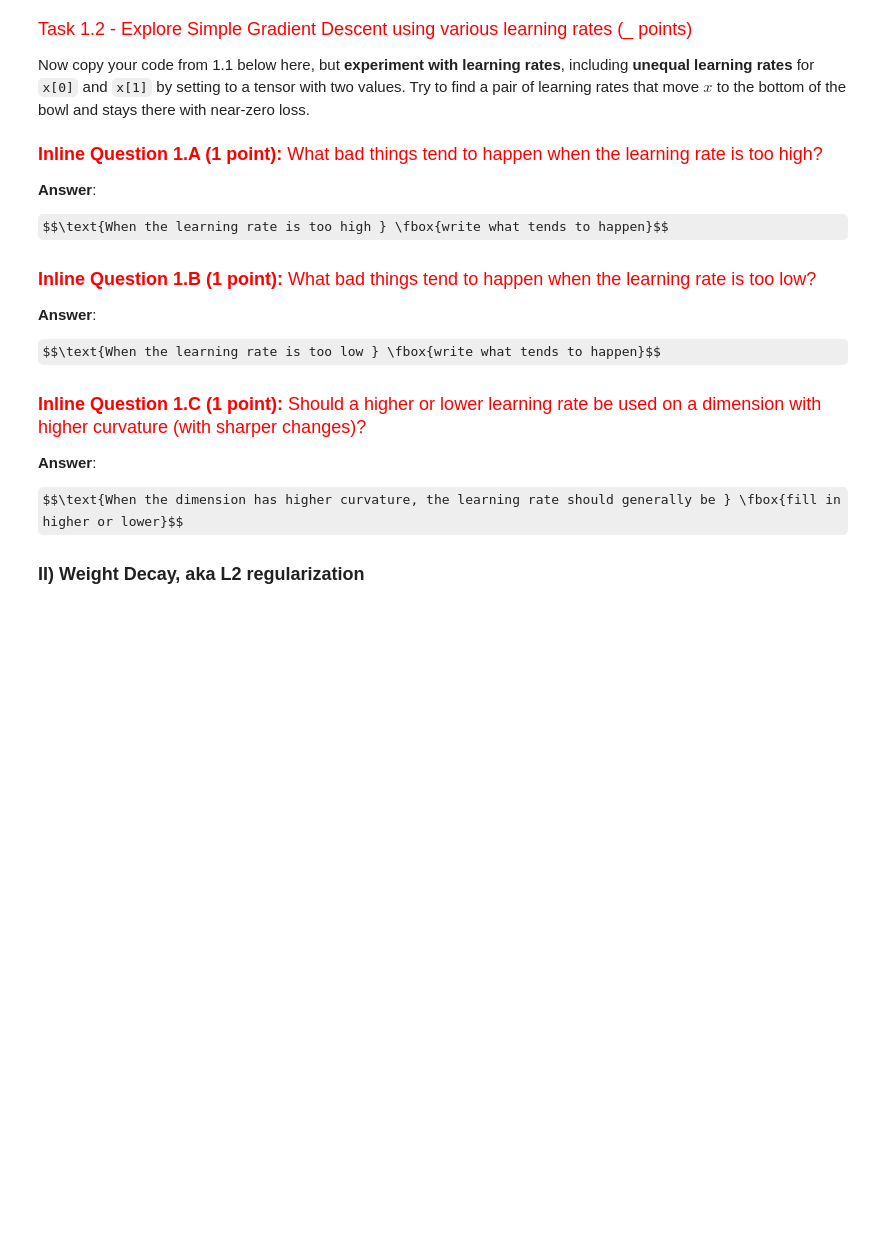
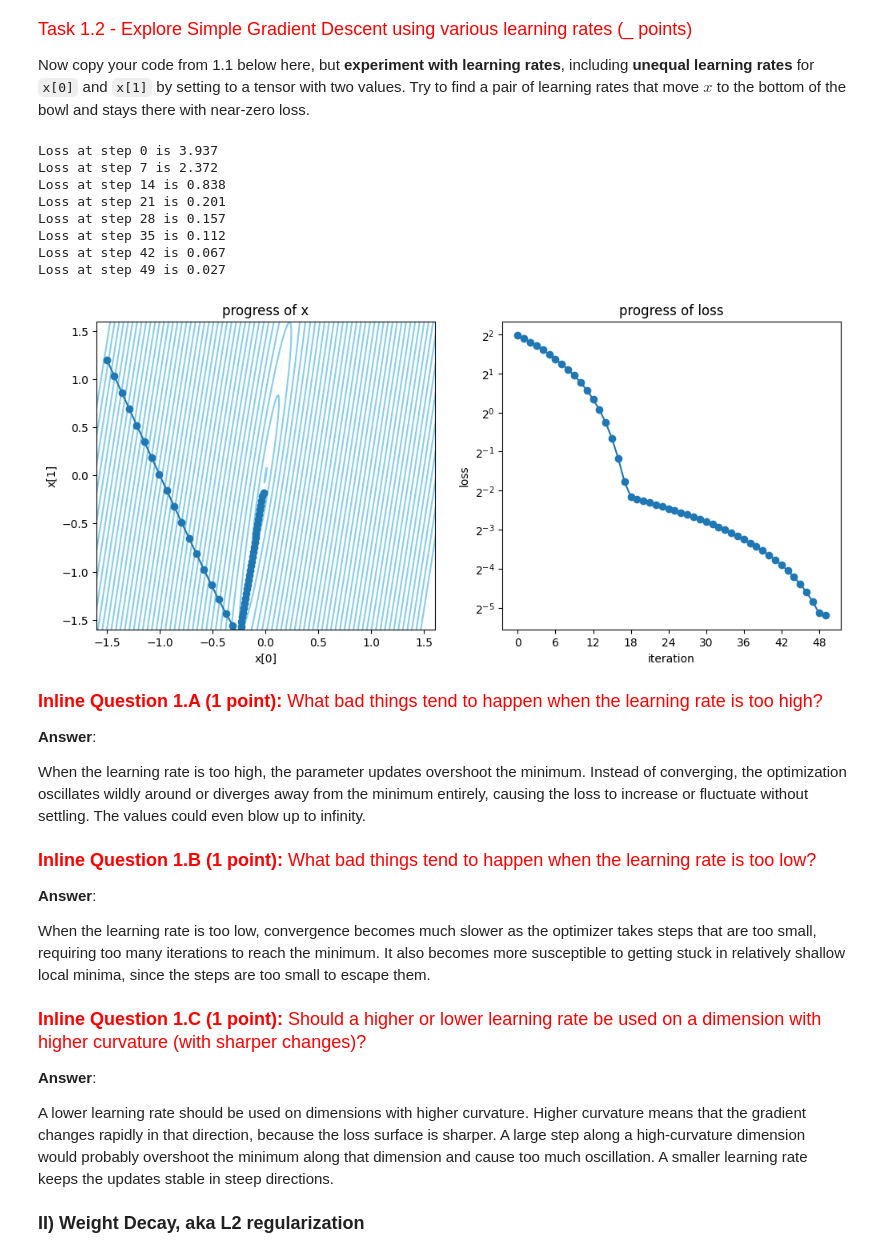
Before and after one commit to Ari-S-123/CS7150-CA2, a Jupyter notebook: CA2.1_OptimizationAndNetworkArchitecture.ipynb, the cells around one changed output. Drawn from its saved outputs; the diff is of its cells as text; code cells hidden in the pictures; some formulas as TeX source; blank space fills up the shorter version.

```diff
--- a/CA2.1_OptimizationAndNetworkArchitecture.ipynb
+++ b/CA2.1_OptimizationAndNetworkArchitecture.ipynb
@@ -137,32 +158,55 @@ Now copy your code from 1.1 below here, but **experiment with learning rates**,
 # %%
 ################################################################################
 # TODO: Copy your solution from Task 1.1 here and attempt to discover a pair of
 # learning rates that guide the optimization process to place 'x' at the lowest
 #point of the bowl and maintain it there with a nearly zero loss.
 ################################################################################
+x = torch.tensor([-1.5, 1.2])
+x.requires_grad = True
+L = LossFunctionWithPlot()
 
+learning_rate = torch.tensor([0.03, 0.5])
+
+for iter in range(50):
+    loss = L(x)
+    if iter % 7 == 0: print(f'Loss at step {iter} is {loss.item():.3f}')
+    loss.backward()
+    with torch.no_grad():
+        x -= learning_rate * x.grad
+    x.grad = None
+L.plot_history()
 
 ###########################################################################
 #                             END OF YOUR CODE                            #
 ###########################################################################
+# %% [output]
+Loss at step 0 is 3.937
+Loss at step 7 is 2.372
+Loss at step 14 is 0.838
+Loss at step 21 is 0.201
+Loss at step 28 is 0.157
+Loss at step 35 is 0.112
+Loss at step 42 is 0.067
+Loss at step 49 is 0.027
+[figure, added]
 # %% [markdown]
 <font size='4' color='red'>**Inline Question 1.A (1 point):** What bad things tend to happen when the learning rate is too high? </font>
 
 **Answer**:
 
-$$\text{When the learning rate is too high } \fbox{write what tends to happen}$$
+When the learning rate is too high, the parameter updates overshoot the minimum. Instead of converging, the optimization oscillates wildly around or diverges away from the minimum entirely, causing the loss to increase or fluctuate without settling. The values could even blow up to infinity.
 # %% [markdown]
 <font size='4' color='red'>**Inline Question 1.B (1 point):**  What bad things tend to happen when the learning rate is too low?</font>
 
 **Answer**:
 
-$$\text{When the learning rate is too low } \fbox{write what tends to happen}$$
+When the learning rate is too low, convergence becomes much slower as the optimizer takes steps that are too small, requiring too many iterations to reach the minimum. It also becomes more susceptible to getting stuck in relatively shallow local minima, since the steps are too small to escape them.
 # %% [markdown]
 <font size='4' color='red'>**Inline Question 1.C (1 point):**  Should a higher or lower learning rate be used on a dimension with higher curvature (with sharper changes)?</font>
 
 **Answer**:
 
-$$\text{When the dimension has higher curvature, the learning rate should generally be } \fbox{fill in higher or lower}$$
+A lower learning rate should be used on dimensions with higher curvature. Higher curvature means that the gradient changes rapidly in that direction, because the loss surface is sharper. A large step along a high-curvature dimension would probably overshoot the minimum along that dimension and cause too much oscillation. A smaller learning rate keeps the updates stable in steep directions.
 # %% [markdown]
 <font size='4'>**II) Weight Decay, aka L2 regularization**</font>
 # %% [markdown]
```
Also changed, not shown: parts of 12 cells of this notebook.
